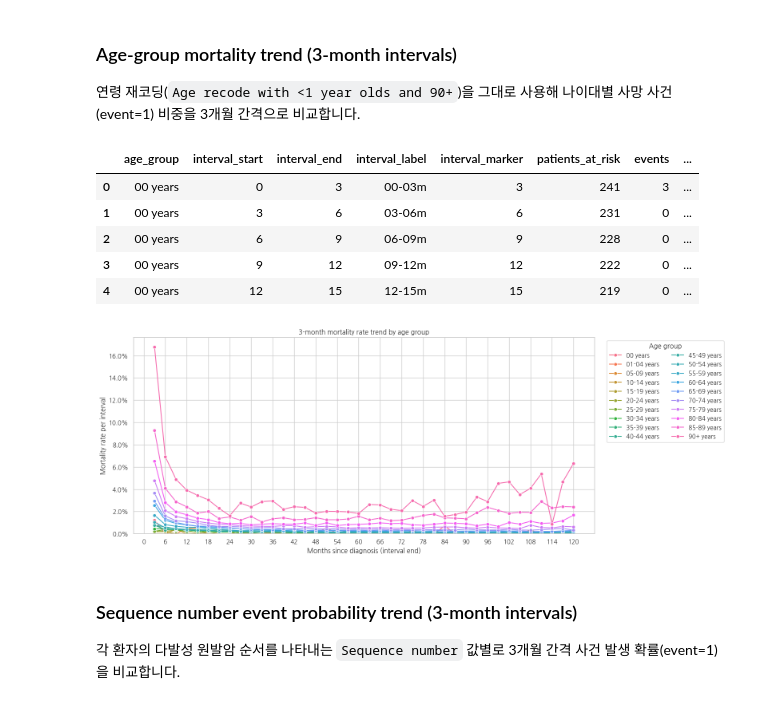
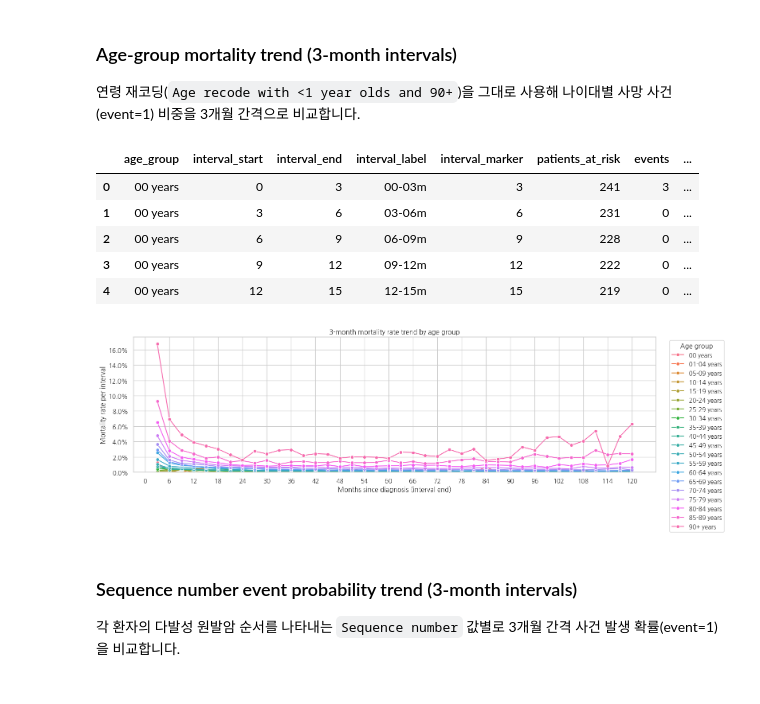
Before and after one commit to Maroco0109/SKN19_2ND_5TEAM, a Jupyter notebook: insight/data_insight_kjw.ipynb, the cells around one changed output. Saved outputs shown, nothing was run; the diff lists cells and outputs as text; code cells hidden in the pictures.

```diff
--- a/insight/data_insight_kjw.ipynb
+++ b/insight/data_insight_kjw.ipynb
@@ -518,7 +710,7 @@ import numpy as np
 def map_primary_site(row):
     text_parts = []
     for key in ('Primary Site - labeled', 'Primary Site'):
-        value = row.get(key)
+        value = decode_value(key, row.get(key))
         if pd.notna(value):
             text_parts.append(str(value))
     text = ' '.join(text_parts).lower()
@@ -532,15 +724,18 @@ def map_primary_site(row):
         return 'Liver'
     return 'Others'
 
-risk_df['primary_site_group'] = risk_df.apply(map_primary_site, axis=1)
+primary_site_groups = encoded_df.apply(map_primary_site, axis=1)
 
 time_col = 'Survival months'
 interval_months = 3
 max_analysis_month = 120
 site_order = ['Stomach', 'Colorectal', 'Lung', 'Liver', 'Others']
 
+site_df = encoded_df.assign(primary_site_group=primary_site_groups)
+site_df['event_bool'] = decode_series(site_df, 'event').astype(bool)
+
 site_valid = (
-    risk_df
+    site_df
       .dropna(subset=[time_col, 'primary_site_group'])
       .assign(**{time_col: lambda d: pd.to_numeric(d[time_col], errors='coerce')})
       .dropna(subset=[time_col])
@@ -565,7 +760,7 @@ for site, group in site_valid.groupby('primary_site_group'):
         if at_risk == 0:
             continue
         events = group.loc[
-            group['event']
+            group['event_bool']
             & (group[time_col] >= start)
             & (group[time_col] < end)
         ].shape[0]
@@ -744,12 +930,14 @@ else:
 # %%
 # 성별별 3개월 간격 사망률(event=1) 추이를 계산하고 시각화합니다.
 sex_col = 'Sex'
-risk_df['sex_group'] = risk_df[sex_col].fillna('Unknown')
+sex_series = decode_series(encoded_df, sex_col).fillna('Unknown')
 
 sex_order = ['Female', 'Male', 'Unknown']
 
+sex_df = encoded_df.assign(sex_group=sex_series)
+sex_df['event_bool'] = decode_series(sex_df, 'event').astype(bool)
 sex_valid = (
-    risk_df
+    sex_df
       .dropna(subset=[time_col])
       .assign(**{time_col: lambda d: pd.to_numeric(d[time_col], errors='coerce')})
       .dropna(subset=[time_col])
@@ -774,7 +962,7 @@ for sex_group, group in sex_valid.groupby('sex_group'):
         if at_risk == 0:
             continue
         events = group.loc[
-            group['event']
+            group['event_bool']
             & (group[time_col] >= start)
             & (group[time_col] < end)
         ].shape[0]
@@ -838,7 +1026,7 @@ else:
 # %%
 # 연령대별 3개월 간격 사망률(event=1)을 계산하고 시각화합니다.
 age_col = 'Age recode with <1 year olds and 90+'
-risk_df['age_group'] = risk_df[age_col].fillna('Unknown')
+age_series = decode_series(encoded_df, age_col).fillna('Unknown')
 
 age_order = [
     '00 years', '01-04 years', '05-09 years', '10-14 years', '15-19 years',
@@ -848,12 +1036,10 @@ age_order = [
     'Unknown'
 ]
 
-time_col = 'Survival months'
-interval_months = 3
-max_analysis_month = 120
-
+age_df = encoded_df.assign(age_group=age_series)
+age_df['event_bool'] = decode_series(age_df, 'event').astype(bool)
 age_valid = (
-    risk_df
+    age_df
       .dropna(subset=[time_col])
       .assign(**{time_col: lambda d: pd.to_numeric(d[time_col], errors='coerce')})
       .dropna(subset=[time_col])
@@ -878,7 +1064,7 @@ for age_group, group in age_valid.groupby('age_group'):
         if at_risk == 0:
             continue
         events = group.loc[
-            group['event']
+            group['event_bool']
             & (group[time_col] >= start)
             & (group[time_col] < end)
         ].shape[0]
@@ -901,37 +1087,39 @@ if age_interval.empty:
     print('No interval data available for age analysis.')
 else:
     age_levels = [a for a in age_order if a in age_interval['age_group'].unique()]
+    remaining = sorted(set(age_interval['age_group']) - set(age_levels))
+    age_levels.extend(remaining)
     age_interval['age_group'] = pd.Categorical(age_interval['age_group'], categories=age_levels, ordered=True)
     age_interval = age_interval.sort_values(['age_group', 'interval_marker'])
 
-    plt.figure(figsize=(16, 6))
+    plt.figure(figsize=(16, 5))
     sns.lineplot(
         data=age_interval,
         x='interval_marker',
         y='event_rate',
         hue='age_group',
         marker='o'
     )
     plt.title('3-month mortality rate trend by age group')
     plt.xlabel('Months since diagnosis (interval end)')
     plt.ylabel('Mortality rate per interval')
     plt.gca().yaxis.set_major_formatter(mstick.PercentFormatter(1.0))
     plt.gca().xaxis.set_major_locator(mstick.MultipleLocator(6))
     plt.gca().xaxis.set_minor_locator(mstick.MultipleLocator(3))
     y_max = age_interval['event_rate'].max() if not age_interval.empty else 0
     plt.ylim(0, max(0.02, y_max * 1.05))
-    plt.legend(title='Age group', bbox_to_anchor=(1.02, 1), loc='upper left', ncol=2)
+    plt.legend(title='Age group', bbox_to_anchor=(1.02, 1), loc='upper left', ncol=1)
     plt.tight_layout()
 
     display(age_interval.head())
 # %% [output]
 |  | age_group | interval_start | interval_end | interval_label | interval_marker | patients_at_risk | events | ... |
 | 0 | 00 years | 0 | 3 | 00-03m | 3 | 241 | 3 | ... |
 | 1 | 00 years | 3 | 6 | 03-06m | 6 | 231 | 0 | ... |
 | 2 | 00 years | 6 | 9 | 06-09m | 9 | 228 | 0 | ... |
 | 3 | 00 years | 9 | 12 | 09-12m | 12 | 222 | 0 | ... |
 | 4 | 00 years | 12 | 15 | 12-15m | 15 | 219 | 0 | ... |
-[figure, old version]
+[figure, new version]
 # %% [markdown]
 ### Sequence number event probability trend (3-month intervals)
 
```
Also changed, not shown: parts of 16 cells of this notebook, 4 other files.
